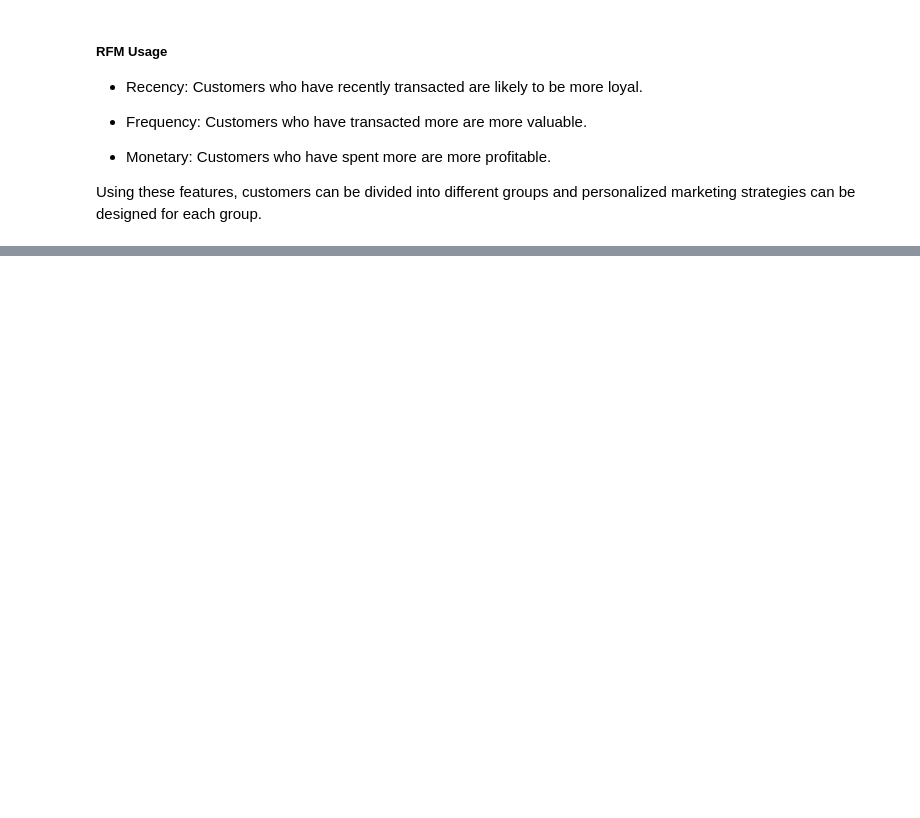
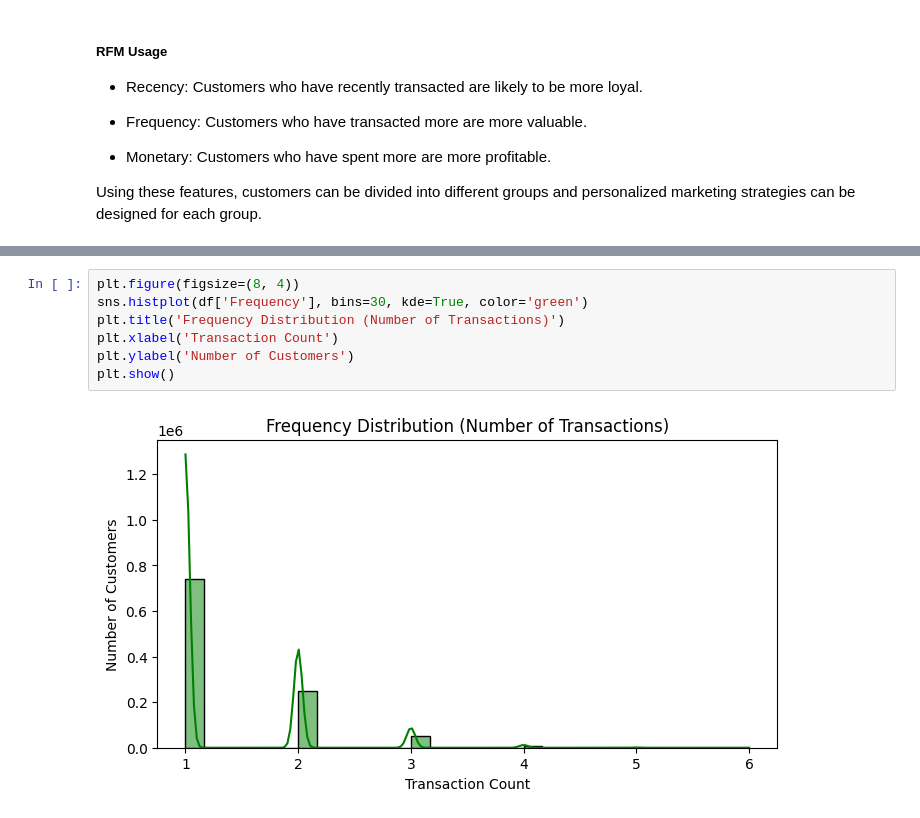
Before and after one commit to ghsaberr/customer-segmentation-personalization, a Jupyter notebook: customer-segmentation-personalization.ipynb, the cells around one changed output, grey strips where cells are left out. Drawn from its saved outputs; the diff is of its cells as text; blank space fills up the shorter version.

```diff
--- a/customer-segmentation-personalization.ipynb
+++ b/customer-segmentation-personalization.ipynb
@@ -210,0 +223,9 @@ Standardize numerical features to ensure uniformity.
+# %%
+plt.figure(figsize=(8, 4))
+sns.histplot(df['Frequency'], bins=30, kde=True, color='green')
+plt.title('Frequency Distribution (Number of Transactions)')
+plt.xlabel('Transaction Count')
+plt.ylabel('Number of Customers')
+plt.show()
+# %% [output]
+[figure, added]
```
Also changed, not shown: parts of 19 cells of this notebook.
